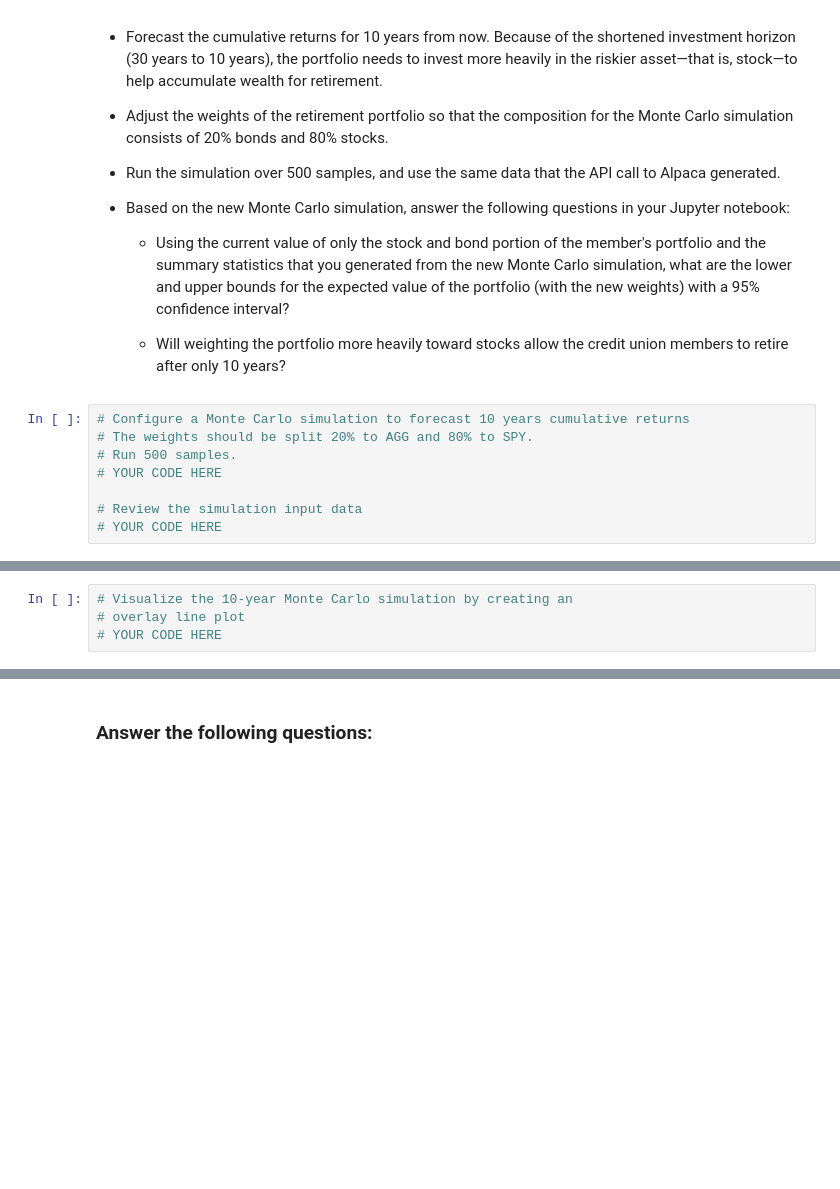
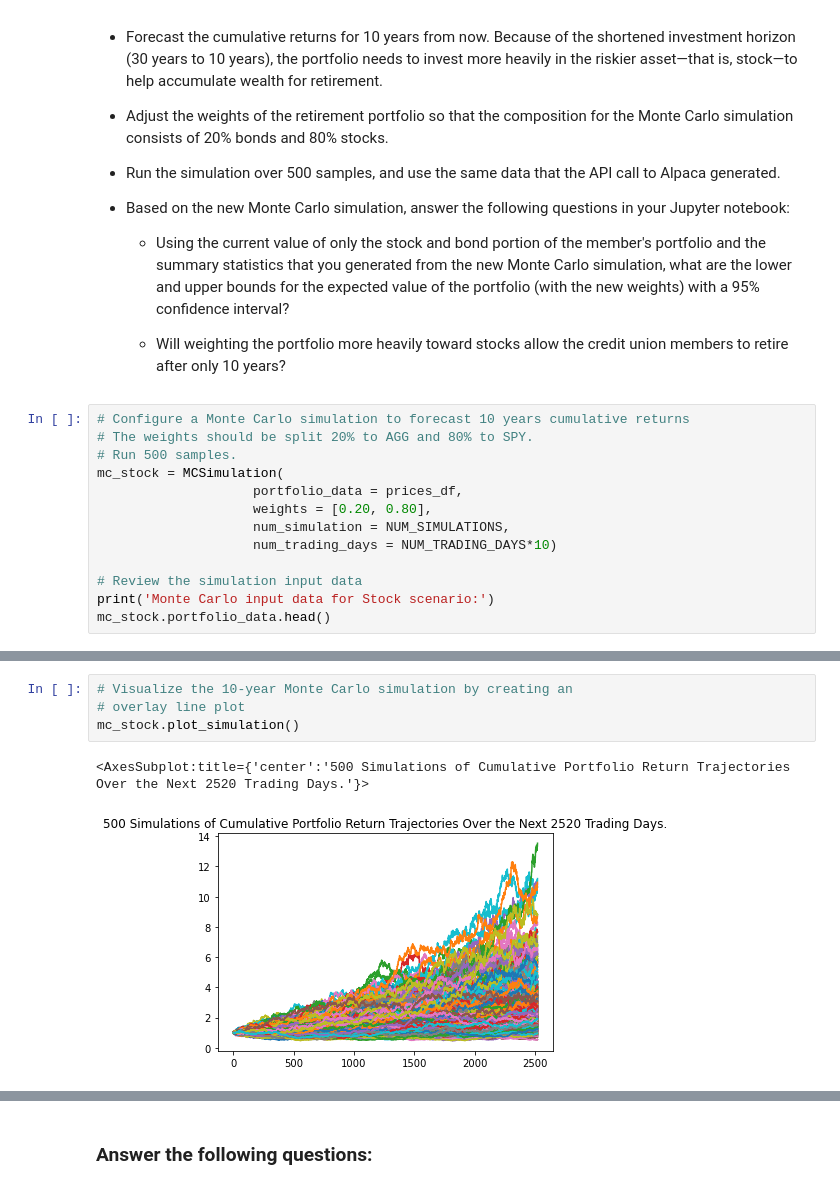
Before and after one commit to oneor11/fintech-financial-planning-tool, a Jupyter notebook: financial_planning_tools.ipynb, the cells around one changed output, grey strips where cells are left out. Drawn from its saved outputs; the diff is of its cells as text; blank space fills up the shorter version.

```diff
--- a/financial_planning_tools.ipynb
+++ b/financial_planning_tools.ipynb
@@ -520,7 +628,12 @@ For this new Monte Carlo simulation, do the following:
 # Configure a Monte Carlo simulation to forecast 10 years cumulative returns
 # The weights should be split 20% to AGG and 80% to SPY.
 # Run 500 samples.
-# YOUR CODE HERE
+mc_stock = MCSimulation(
+                    portfolio_data = prices_df,
+                    weights = [0.20, 0.80],
+                    num_simulation = NUM_SIMULATIONS,
+                    num_trading_days = NUM_TRADING_DAYS*10)
 
 # Review the simulation input data
-# YOUR CODE HERE
+print('Monte Carlo input data for Stock scenario:')
+mc_stock.portfolio_data.head()
@@ -530,7 +684,10 @@ For this new Monte Carlo simulation, do the following:
 # %%
 # Visualize the 10-year Monte Carlo simulation by creating an
 # overlay line plot
-# YOUR CODE HERE
+mc_stock.plot_simulation()
+# %% [output]
+<AxesSubplot:title={'center':'500 Simulations of Cumulative Portfolio Return Trajectories Over the Next 2520 Trading Days.'}>
+[figure, added]
 # %%
 # Visualize the probability distribution of the 10-year Monte Carlo simulation
 # by plotting a histogram
```
Also changed, not shown: parts of 19 cells of this notebook.
